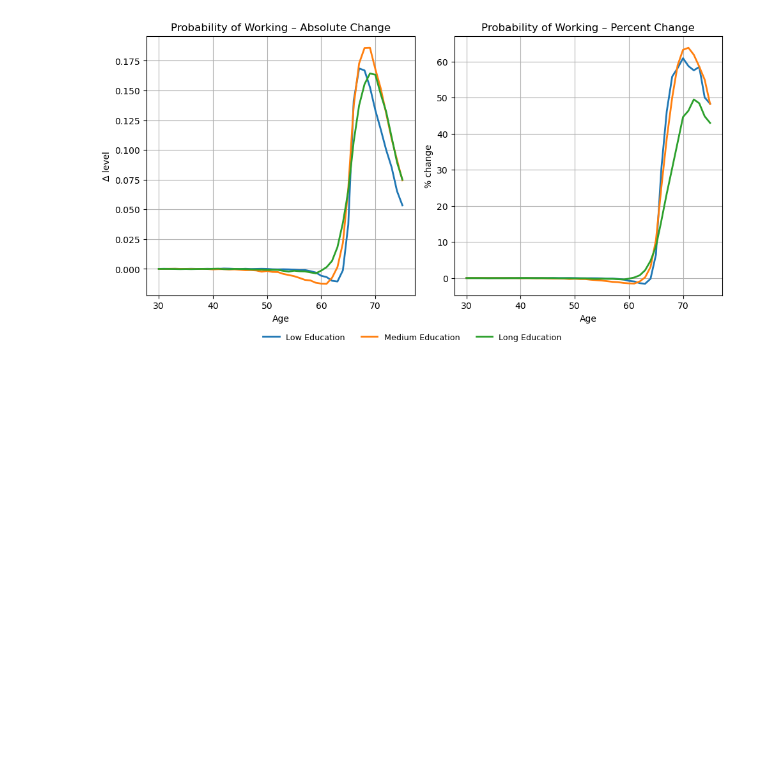
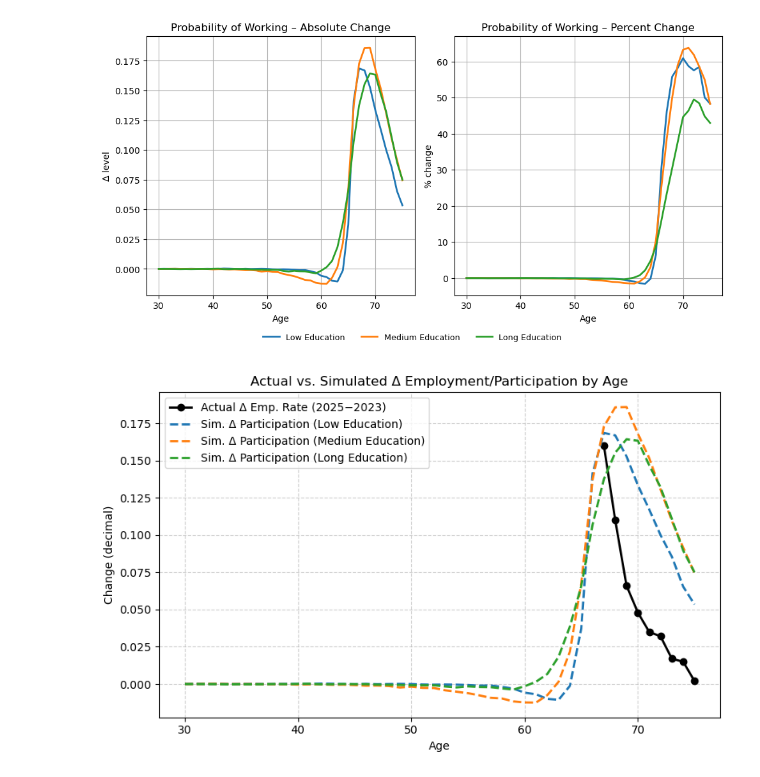
Before and after one commit to LarsenFred/Thesis, a Jupyter notebook: oap_counterfactuals/expected_oap_counterfactual_plots.ipynb, the cells around one changed output. Saved outputs shown, nothing was run; the diff lists cells and outputs as text; code cells hidden in the pictures; blank space fills up the shorter version.

```diff
--- a/oap_counterfactuals/expected_oap_counterfactual_plots.ipynb
+++ b/oap_counterfactuals/expected_oap_counterfactual_plots.ipynb
@@ -166,3 +182,92 @@ Saved /Users/frederiklarsen/Library/Mobile Documents/com~apple~CloudDocs/KU/Spec
 [figure]
 Saved /Users/frederiklarsen/Library/Mobile Documents/com~apple~CloudDocs/KU/Speciale/Figurer/counterfactuals/expected/prob_work_change.png
 [figure]
+# %%
+import os
+import pandas as pd
+import matplotlib.pyplot as plt
+
+# === ASSUMPTION: df_diff_all has columns "edu", "age", "prob_work_diff" (e.g. 0.1468) ===
+
+# Paths
+repo_path  = os.path.abspath("..")
+excel_path = os.path.join(repo_path, "data", "jobindsats.xlsx")
+output_dir = "/Users/frederiklarsen/Library/Mobile Documents/com~apple~CloudDocs/KU/Speciale/Figurer/counterfactuals/verify_2"
+
+# 1) Load Excel data
+df = pd.read_excel(excel_path)
+
+# 2) Convert comma‐decimal to dot and cast to float
+df["employment_rate"] = (
+    df["employment_rate"]
+      .astype(str)
+      .str.replace(",", ".")
+      .astype(float)
+)
+
+# 3) Clean up age labels: map '75+' → 75, then to int
+df["age_numeric"] = df["age"].replace({"75+": "75"}).astype(int)
+
+# 4) Pivot so years become columns, indexed by numeric age
+df_pivot = df.pivot(index="age_numeric", columns="year", values="employment_rate")
+
+# 5) Compute actual Δ = (2025 rate – 2023 rate) in pp
+df_pivot["diff_2025_2023_pp"] = df_pivot[2025] - df_pivot[2023]
+
+# 6) Restrict to ages 30–75 and convert pp → decimal (divide by 100)
+actual = (df_pivot.loc[30:75, "diff_2025_2023_pp"] / 100.0)
+
+# 7) Prepare simulated series: df_diff_all["prob_work_diff"] is already in decimals for ages 30–75
+#    So just filter to 30–75 directly
+simulated = {}
+for edu_key in ["edu1", "edu2", "edu3"]:
+    subset = df_diff_all[df_diff_all["edu"] == edu_key]
+    subset = subset[(subset["age"] >= 30) & (subset["age"] <= 75)]
+    simulated[edu_key] = subset.set_index("age")["prob_work_diff"]
+
+# 8) Plot
+fig, ax = plt.subplots(figsize=(8, 5))
+
+# 8.1) Plot actual Δ (in decimals)
+ax.plot(
+    actual.index,
+    actual.values,
+    marker="o",
+    linewidth=2,
+    color="black",
+    label="Actual Δ Emp. Rate (2025−2023)"
+)
+
+# 8.2) Plot each simulated Δ participation (already in decimals)
+edu_labels = {
+    "edu1": "Low Education",
+    "edu2": "Medium Education",
+    "edu3": "Long Education"
+}
+for edu_key, label in edu_labels.items():
+    ax.plot(
+        simulated[edu_key].index,
+        simulated[edu_key].values,
+        linestyle="--",
+        linewidth=2,
+        label=f"Sim. Δ Participation ({label})"
+    )
+
+# 9) Final styling (no percent formatter):
+ax.set_xlabel("Age")
+ax.set_ylabel("Change (decimal)")
+ax.set_title("Actual vs. Simulated Δ Employment/Participation by Age")
+ax.grid(axis="both", linestyle="--", alpha=0.6)
+ax.legend(loc="best")
+
+# 10) Save
+os.makedirs(output_dir, exist_ok=True)
+plt.tight_layout()
+plt.savefig(
+    os.path.join(output_dir, "emp_vs_participation_decimal_by_edu_ant.png"),
+    dpi=150,
+    bbox_inches="tight"
+)
+plt.show()
+# %% [output]
+[figure, added]
```
Also changed, not shown: parts of 1 cell of this notebook, 16 other files.
